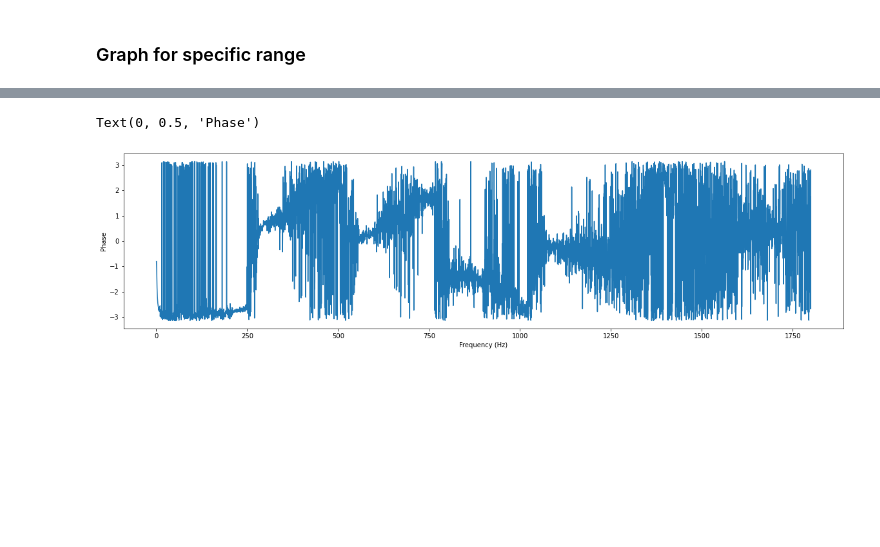
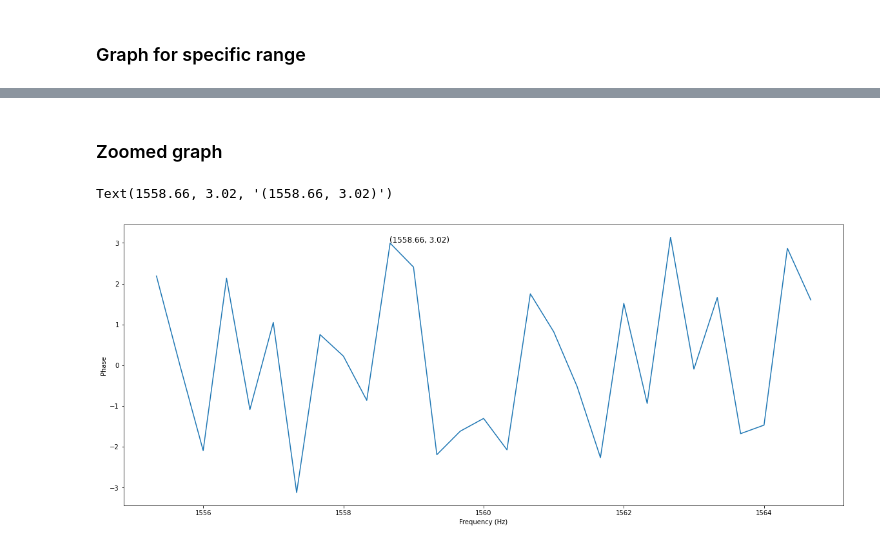
Before and after one commit to Rathees-Koneswarann/matplotlib-signal-analisis, a Jupyter notebook: violin-sound-process.ipynb, the cells around one changed output, grey strips where cells are left out. Saved outputs shown, nothing was run; the diff lists cells and outputs as text; code cells hidden in the pictures; blank space fills up the shorter version.

```diff
--- a/violin-sound-process.ipynb
+++ b/violin-sound-process.ipynb
@@ -111,9 +126,12 @@ Text(1560, 120, '(1560, 120)')
+# %% [markdown]
+### Zoomed graph
 # %%
-plt.figure(figsize=(20,5))
-condition = (fr >0) & (fr < 1800)
+fig, ax = plt.subplots(figsize=(20,8))
+condition = (fr >1555) & (fr < 1565)
 plt.plot(fr[condition],np.angle(c[condition]))
 plt.xlabel('Frequency (Hz)')
 plt.ylabel('Phase')
+ax.text(1558.66, 3.02, '(1558.66, 3.02)', size=12)
 # %% [output]
-Text(0, 0.5, 'Phase')
+Text(1558.66, 3.02, '(1558.66, 3.02)')
-[figure, old version]
+[figure, new version]
```
Also changed, not shown: parts of 2 cells of this notebook, 1 other file.
